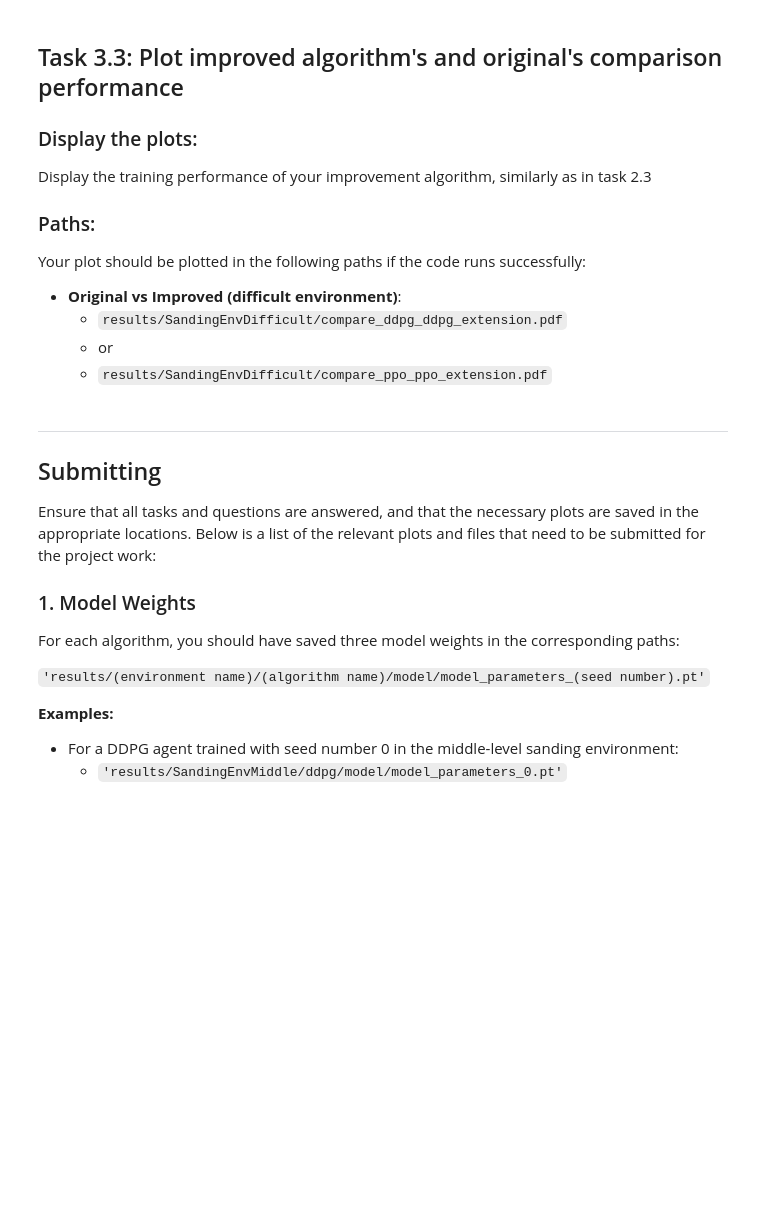
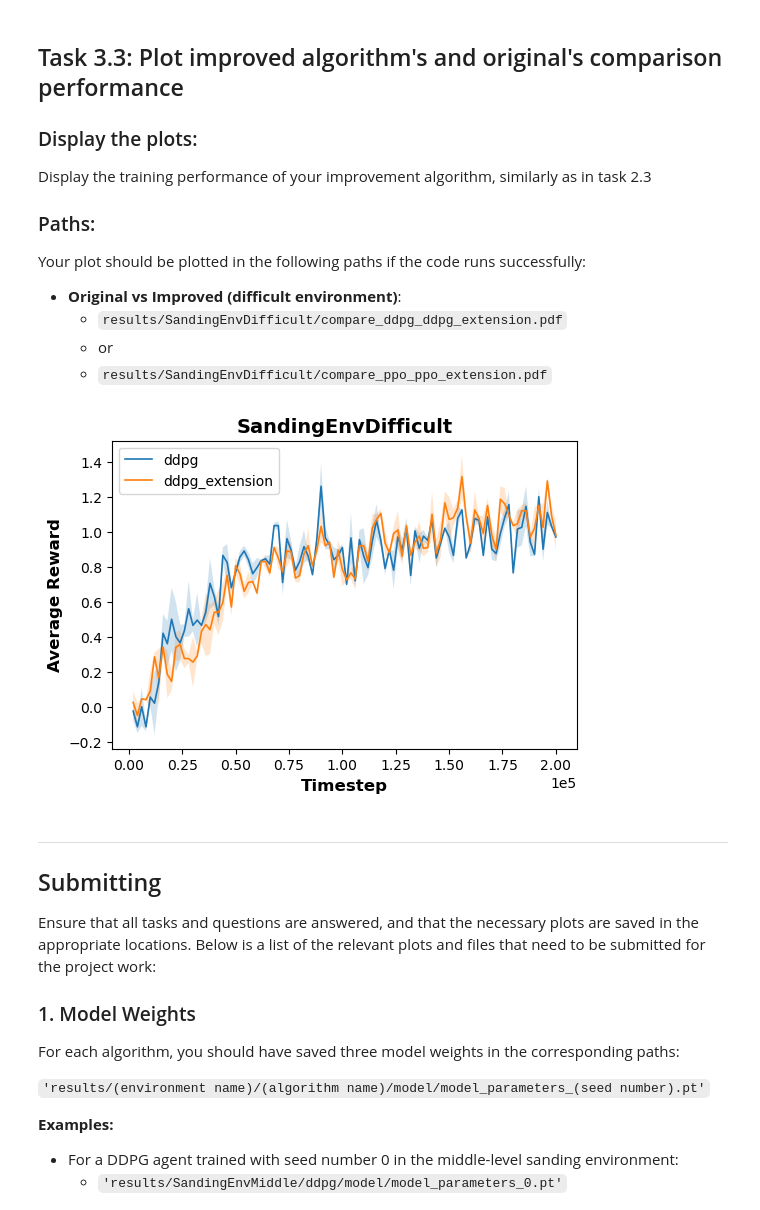
Before and after one commit to ashvinsrini/RL2023_project, a Jupyter notebook: project/project.ipynb, the cells around one changed output. Cells and saved outputs as stored; diff of their text form; code cells hidden in the pictures; blank space fills up the shorter version.

```diff
--- a/project/project.ipynb
+++ b/project/project.ipynb
@@ -1250,21 +1306,23 @@ Your plot should be plotted in the following paths if the code runs successfully
 # %%
 ## Run the following code to draw the comparison plots of PPO and DDPG's training performances
 import warnings
 warnings.filterwarnings('ignore')
 
 environment = 'difficult'
 
 orgin_alo_name = 'ddpg'# 'ddpg' or 'ppo'
 improved_alo_name = 'ddpg_extension' # 'ddpg_extension' or 'ppo_extension'
 
 config=setup(algo=orgin_alo_name, env=environment, render=False)
 origin_agent = DDPGAgent(config) # DDPGAgent(config) or PPOAgent(config)
 
 config=setup(algo=improved_alo_name, env=environment, render=False)
 improved_agent = DDPGExtension(config) # DDPGExtension(config) or PPOExtension(config)
 
 # make the comparison plot
-cu.compare_algorithm_training(origin_agent, improved_agent, seeds=[0,1,2])
+cu.compare_algorithm_training(origin_agent, improved_agent, seeds=[1,2])
+# %% [output]
+[figure, added]
 # %% [markdown]
  ---
 ## Submitting <a id='9'></a>
```
Also changed, not shown: parts of 8 cells of this notebook, 41 other files.
